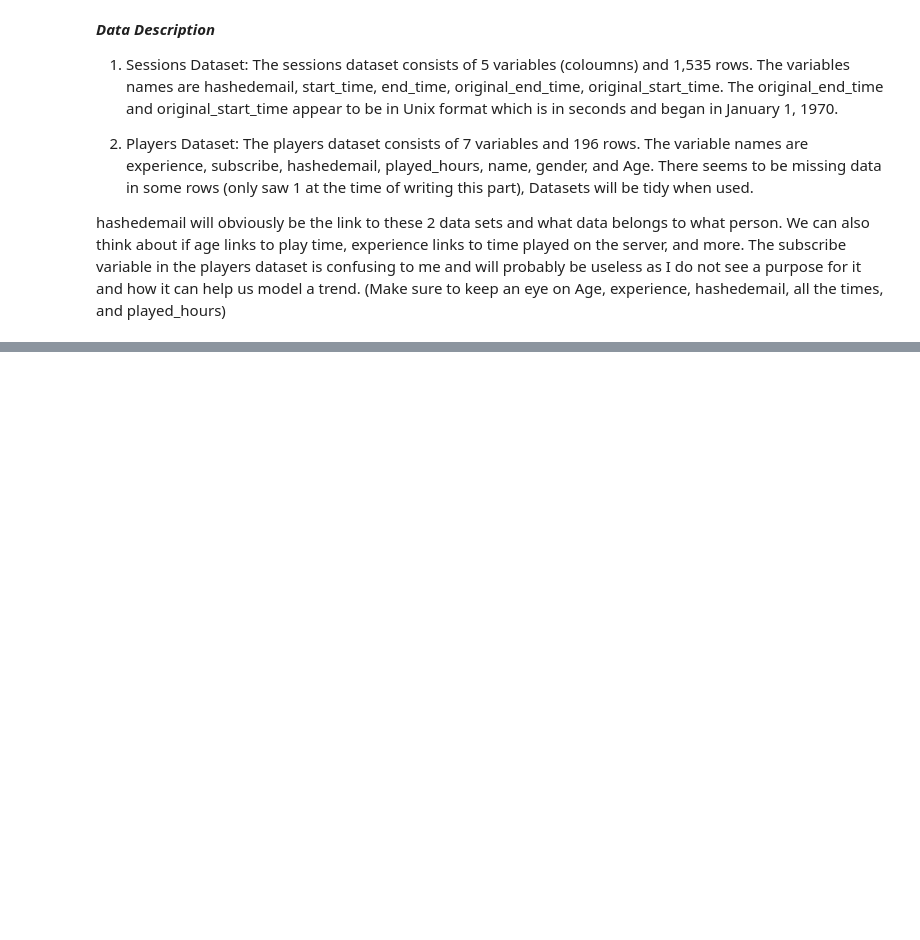
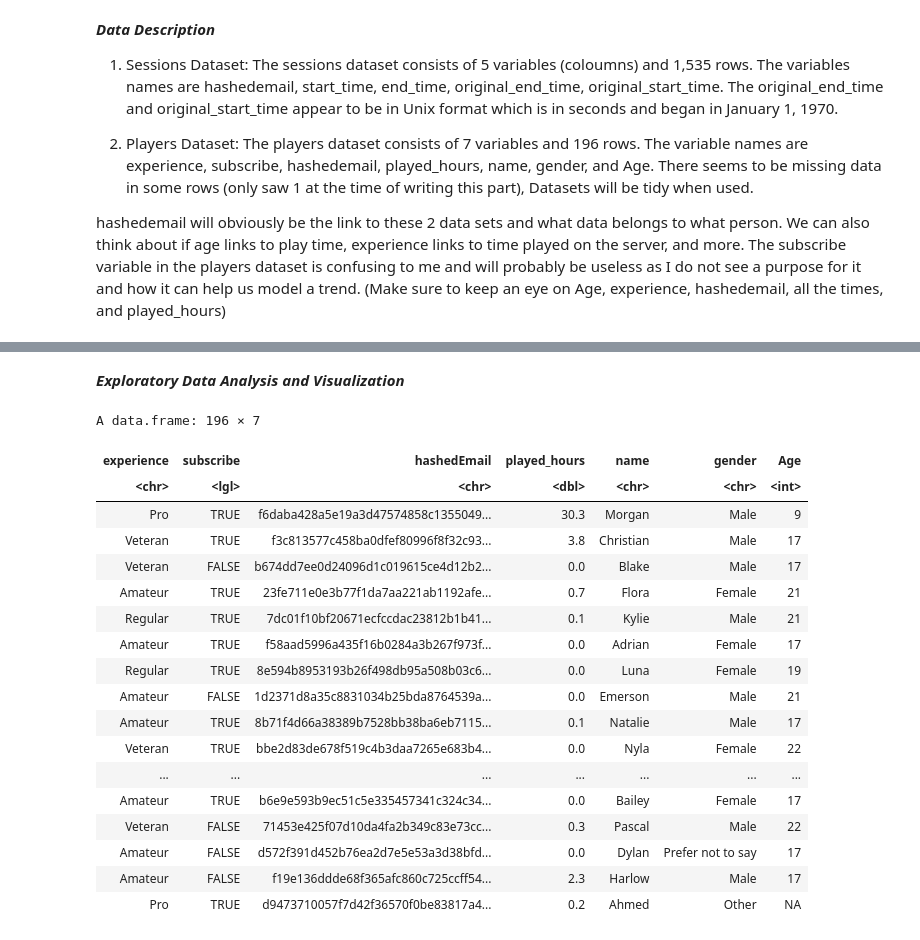
Before and after one commit to David-UBC11/dsci-100-project-template, a Jupyter notebook: ProjectPlanning.ipynb, the cells around one changed output, grey strips where cells are left out. Cells and saved outputs as stored; diff of their text form; code cells hidden in the pictures; blank space fills up the shorter version.

```diff
--- a/ProjectPlanning.ipynb
+++ b/ProjectPlanning.ipynb
@@ -12,0 +36,2 @@ hashedemail will obviously be the link to these 2 data sets and what data belong
+# %% [markdown]
+***Exploratory Data Analysis and Visualization***
@@ -12,0 +41,23 @@ hashedemail will obviously be the link to these 2 data sets and what data belong
+# %%
+players <- read.csv("Data/players.csv")
+players
+# %% [output]
+A data.frame: 196 × 7
+| experience | subscribe | hashedEmail | played_hours | name | gender | Age |
+| <chr> | <lgl> | <chr> | <dbl> | <chr> | <chr> | <int> |
+| Pro | TRUE | f6daba428a5e19a3d47574858c1355049... | 30.3 | Morgan | Male | 9 |
+| Veteran | TRUE | f3c813577c458ba0dfef80996f8f32c93... | 3.8 | Christian | Male | 17 |
+| Veteran | FALSE | b674dd7ee0d24096d1c019615ce4d12b2... | 0.0 | Blake | Male | 17 |
+| Amateur | TRUE | 23fe711e0e3b77f1da7aa221ab1192afe... | 0.7 | Flora | Female | 21 |
+| Regular | TRUE | 7dc01f10bf20671ecfccdac23812b1b41... | 0.1 | Kylie | Male | 21 |
+| Amateur | TRUE | f58aad5996a435f16b0284a3b267f973f... | 0.0 | Adrian | Female | 17 |
+| Regular | TRUE | 8e594b8953193b26f498db95a508b03c6... | 0.0 | Luna | Female | 19 |
+| Amateur | FALSE | 1d2371d8a35c8831034b25bda8764539a... | 0.0 | Emerson | Male | 21 |
+| Amateur | TRUE | 8b71f4d66a38389b7528bb38ba6eb7115... | 0.1 | Natalie | Male | 17 |
+| Veteran | TRUE | bbe2d83de678f519c4b3daa7265e683b4... | 0.0 | Nyla | Female | 22 |
+| ... | ... | ... | ... | ... | ... | ... |
+| Amateur | TRUE | b6e9e593b9ec51c5e335457341c324c34... | 0.0 | Bailey | Female | 17 |
+| Veteran | FALSE | 71453e425f07d10da4fa2b349c83e73cc... | 0.3 | Pascal | Male | 22 |
+| Amateur | FALSE | d572f391d452b76ea2d7e5e53a3d38bfd... | 0.0 | Dylan | Prefer not to say | 17 |
+| Amateur | FALSE | f19e136ddde68f365afc860c725ccff54... | 2.3 | Harlow | Male | 17 |
+| Pro | TRUE | d9473710057f7d42f36570f0be83817a4... | 0.2 | Ahmed | Other | NA |
```
Also changed, not shown: parts of 3 cells of this notebook.
